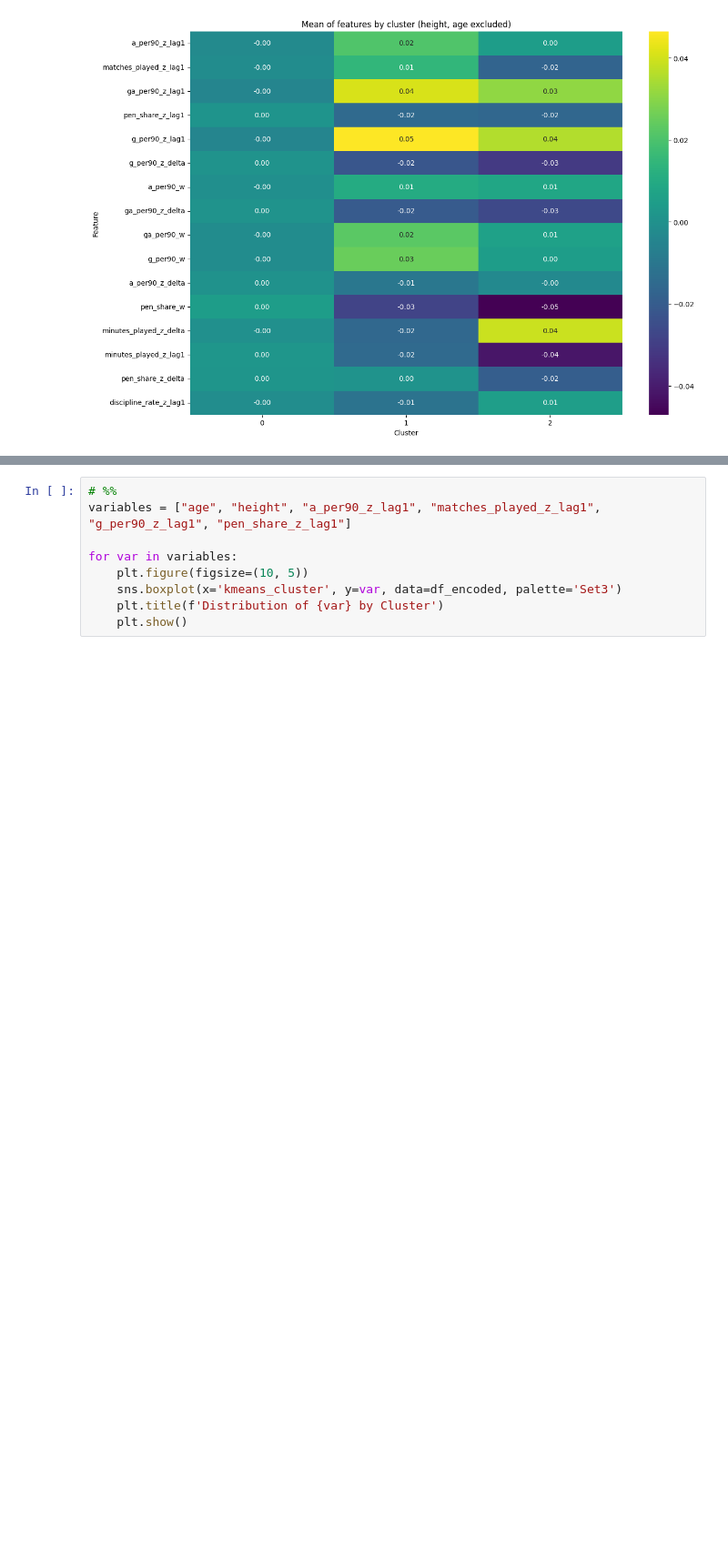
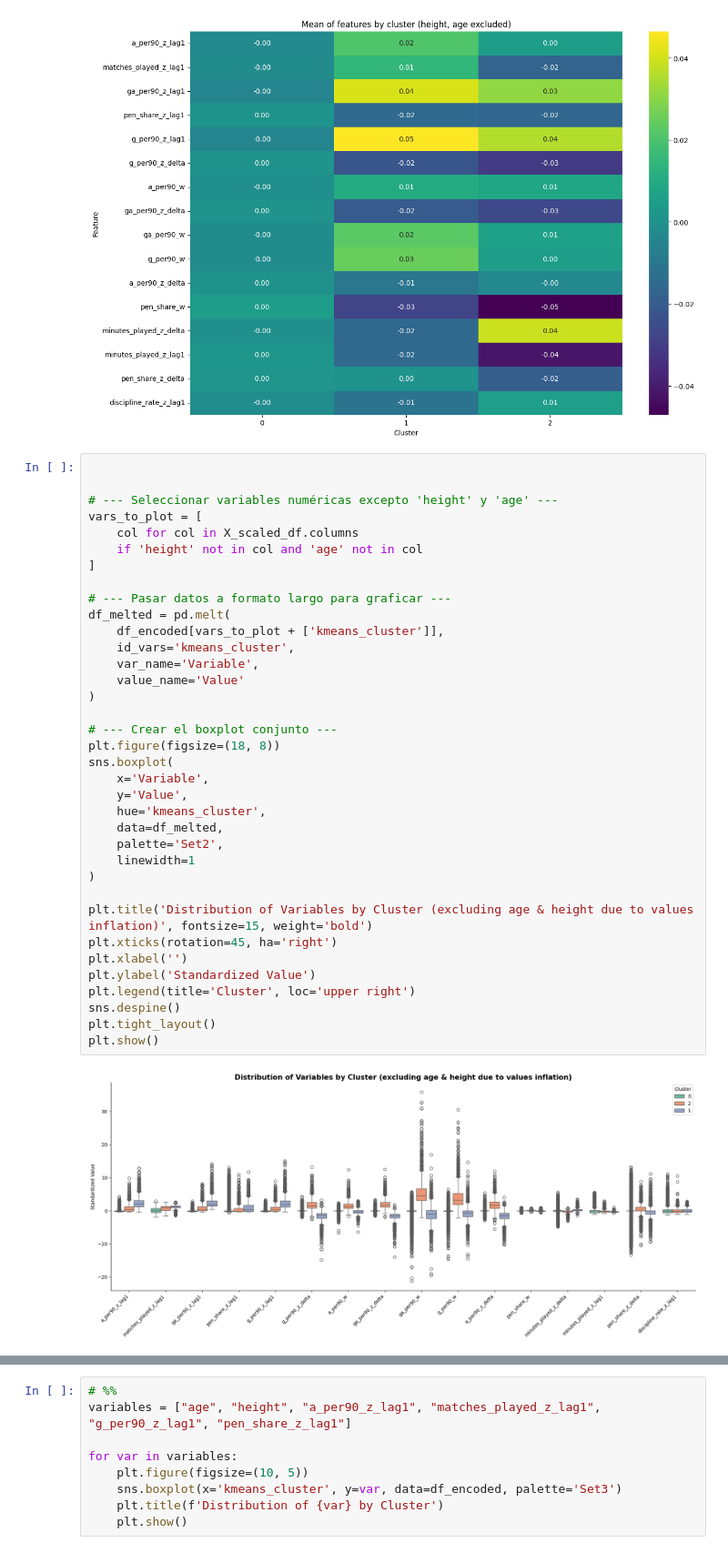
Before and after one commit to leokonma/Machine-learning, a Jupyter notebook: k-means_Clustering.ipynb, the cells around one changed output, grey strips where cells are left out. Shown at 91% size. Saved outputs shown, nothing was run; the diff lists cells and outputs as text; blank space fills up the shorter version.

```diff
--- a/k-means_Clustering.ipynb
+++ b/k-means_Clustering.ipynb
@@ -164,3 +164,41 @@ plt.ylabel('Feature')
 plt.show()
 # %% [output]
 [figure]
+# %%
+
+
+# --- Seleccionar variables numéricas excepto 'height' y 'age' ---
+vars_to_plot = [
+    col for col in X_scaled_df.columns
+    if 'height' not in col and 'age' not in col
+]
+
+# --- Pasar datos a formato largo para graficar ---
+df_melted = pd.melt(
+    df_encoded[vars_to_plot + ['kmeans_cluster']],
+    id_vars='kmeans_cluster',
+    var_name='Variable',
+    value_name='Value'
+)
+
+# --- Crear el boxplot conjunto ---
+plt.figure(figsize=(18, 8))
+sns.boxplot(
+    x='Variable',
+    y='Value',
+    hue='kmeans_cluster',
+    data=df_melted,
+    palette='Set2',
+    linewidth=1
+)
+
+plt.title('Distribution of Variables by Cluster (excluding age & height due to values inflation)', fontsize=15, weight='bold')
+plt.xticks(rotation=45, ha='right')
+plt.xlabel('')
+plt.ylabel('Standardized Value')
+plt.legend(title='Cluster', loc='upper right')
+sns.despine()
+plt.tight_layout()
+plt.show()
+# %% [output]
+[figure, added]
```
Also changed, not shown: parts of 1 cell of this notebook.
